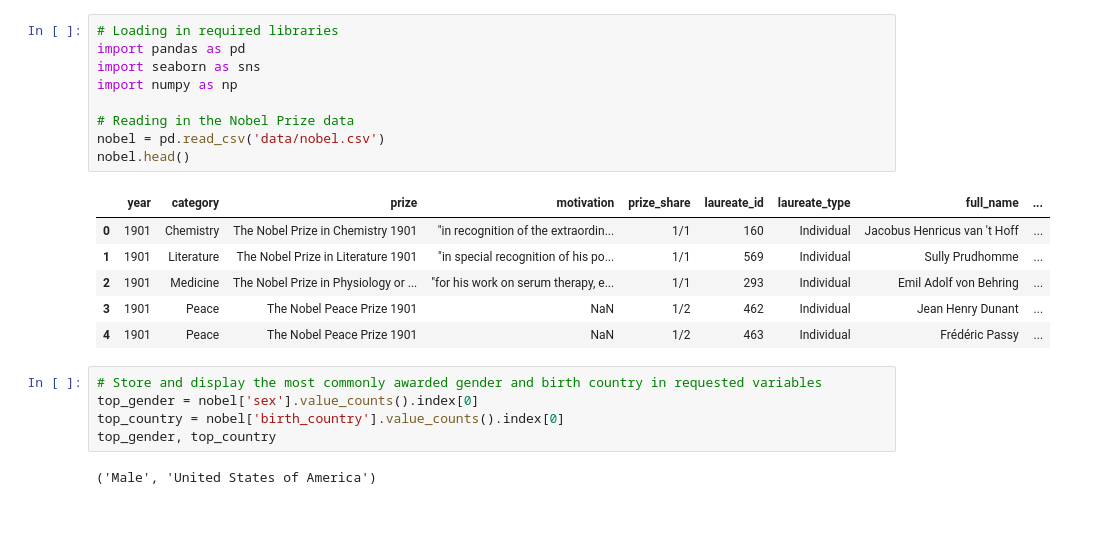
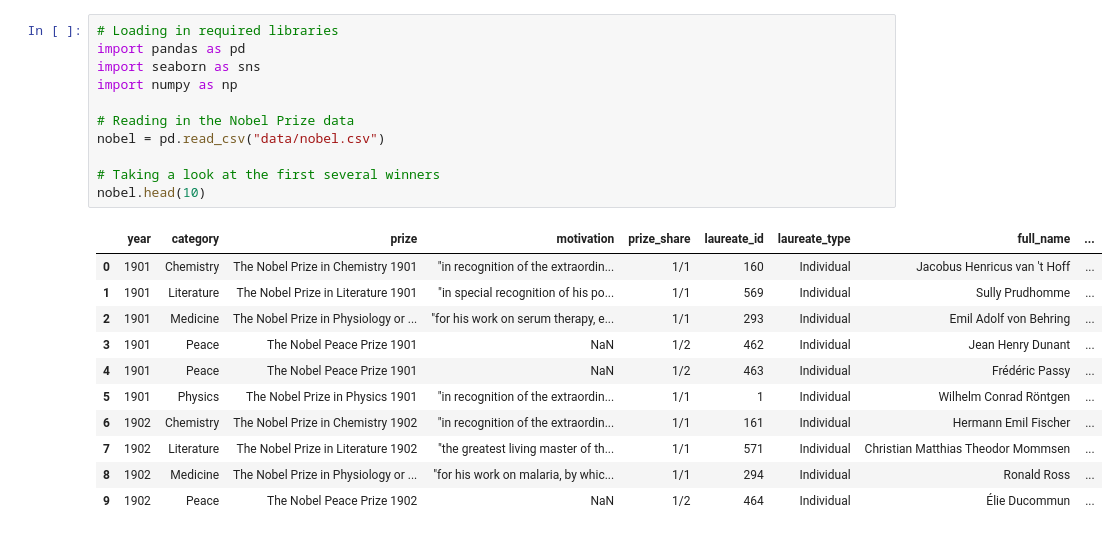
Before and after one commit to emrec21121/Portfolio, a Jupyter notebook: History of Nobel Prize Winners/History_of_Nobel_Prize_Winners.ipynb, the cells around one changed output. Drawn from its saved outputs; the diff is of its cells as text.

```diff
--- a/History of Nobel Prize Winners/History_of_Nobel_Prize_Winners.ipynb
+++ b/History of Nobel Prize Winners/History_of_Nobel_Prize_Winners.ipynb
@@ -5,23 +6,23 @@ The Nobel Foundation has made a dataset available of all prize winners from the
 # %%
 # Loading in required libraries
 import pandas as pd
 import seaborn as sns
 import numpy as np
 
 # Reading in the Nobel Prize data
-nobel = pd.read_csv('data/nobel.csv')
-nobel.head()
+nobel = pd.read_csv("data/nobel.csv")
+
+# Taking a look at the first several winners
+nobel.head(10)
 # %% [output]
 |  | year | category | prize | motivation | prize_share | laureate_id | laureate_type | full_name | ... |
 | 0 | 1901 | Chemistry | The Nobel Prize in Chemistry 1901 | "in recognition of the extraordin... | 1/1 | 160 | Individual | Jacobus Henricus van 't Hoff | ... |
 | 1 | 1901 | Literature | The Nobel Prize in Literature 1901 | "in special recognition of his po... | 1/1 | 569 | Individual | Sully Prudhomme | ... |
 | 2 | 1901 | Medicine | The Nobel Prize in Physiology or ... | "for his work on serum therapy, e... | 1/1 | 293 | Individual | Emil Adolf von Behring | ... |
 | 3 | 1901 | Peace | The Nobel Peace Prize 1901 | NaN | 1/2 | 462 | Individual | Jean Henry Dunant | ... |
 | 4 | 1901 | Peace | The Nobel Peace Prize 1901 | NaN | 1/2 | 463 | Individual | Frédéric Passy | ... |
+| 5 | 1901 | Physics | The Nobel Prize in Physics 1901 | "in recognition of the extraordin... | 1/1 | 1 | Individual | Wilhelm Conrad Röntgen | ... |
+| 6 | 1902 | Chemistry | The Nobel Prize in Chemistry 1902 | "in recognition of the extraordin... | 1/1 | 161 | Individual | Hermann Emil Fischer | ... |
+| 7 | 1902 | Literature | The Nobel Prize in Literature 1902 | "the greatest living master of th... | 1/1 | 571 | Individual | Christian Matthias Theodor Mommsen | ... |
+| 8 | 1902 | Medicine | The Nobel Prize in Physiology or ... | "for his work on malaria, by whic... | 1/1 | 294 | Individual | Ronald Ross | ... |
+| 9 | 1902 | Peace | The Nobel Peace Prize 1902 | NaN | 1/2 | 464 | Individual | Élie Ducommun | ... |
-# %%
-# Store and display the most commonly awarded gender and birth country in requested variables
-top_gender = nobel['sex'].value_counts().index[0]
-top_country = nobel['birth_country'].value_counts().index[0]
-top_gender, top_country
-# %% [output]
-('Male', 'United States of America')
```
Also changed, not shown: parts of 24 cells of this notebook.
